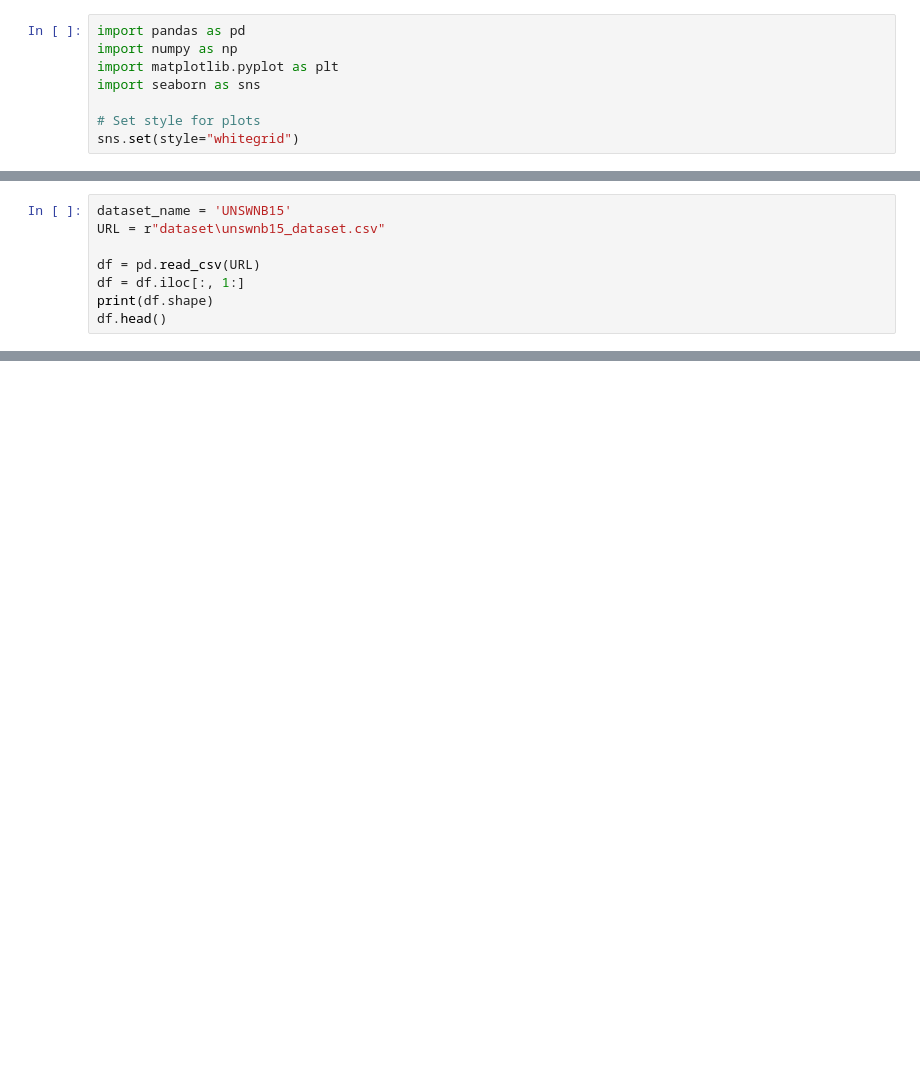
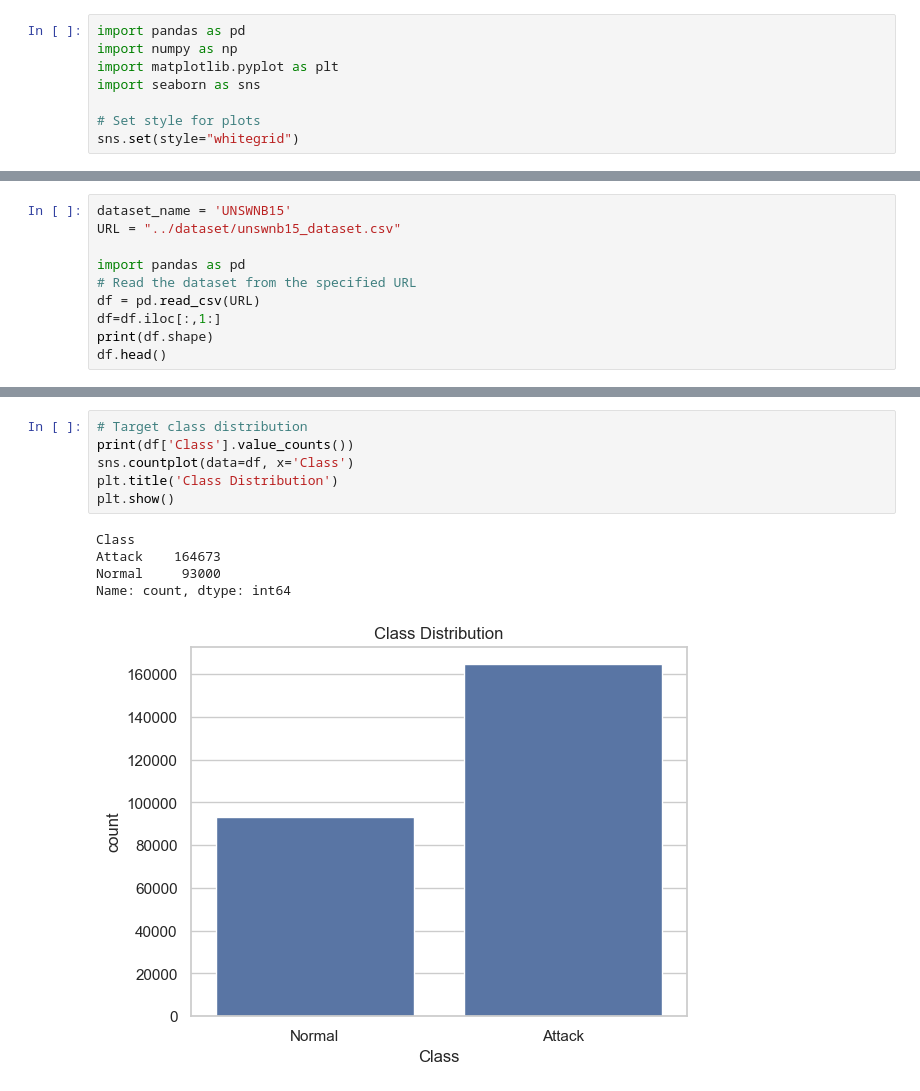
Before and after one commit to Ahsan3172/Zero-day-attack-, a Jupyter notebook: backend/zda.ipynb, the cells around one changed output, grey strips where cells are left out. Drawn from its saved outputs; the diff is of its cells as text; blank space fills up the shorter version.

```diff
--- a/backend/zda.ipynb
+++ b/backend/zda.ipynb
@@ -39,9 +12,11 @@ for filename, url in zip(filename_list, url_list):
 # %%
 dataset_name = 'UNSWNB15'
-URL = r"dataset\unswnb15_dataset.csv"
+URL = "../dataset/unswnb15_dataset.csv"
 
+import pandas as pd
+# Read the dataset from the specified URL
 df = pd.read_csv(URL)
-df = df.iloc[:, 1:]
+df=df.iloc[:,1:]
 print(df.shape)
 df.head()
 # %% [output]
@@ -48,0 +66,12 @@ SyntaxError: (unicode error) 'unicodeescape' codec can't decode bytes in positio
+# %%
+# Target class distribution
+print(df['Class'].value_counts())
+sns.countplot(data=df, x='Class')
+plt.title('Class Distribution')
+plt.show()
+# %% [output]
+Class
+Attack    164673
+Normal     93000
+Name: count, dtype: int64
+[figure, added]
```
Also changed, not shown: parts of 5 cells of this notebook, 1 other file.
